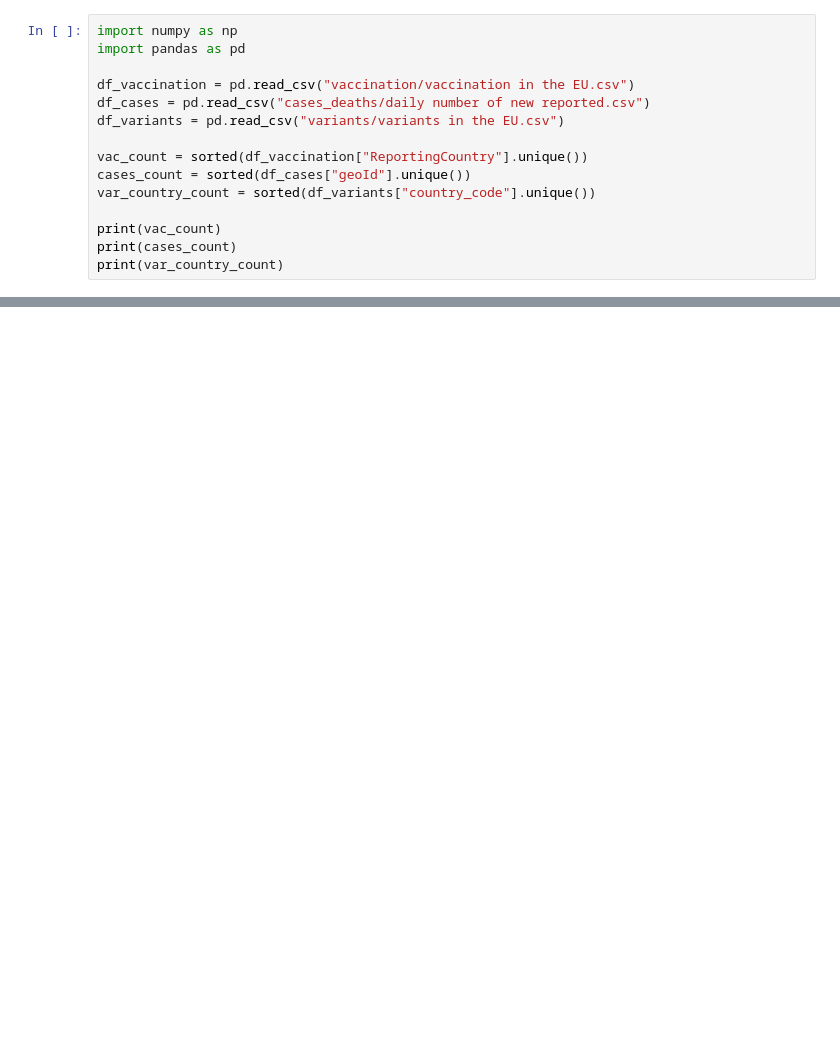
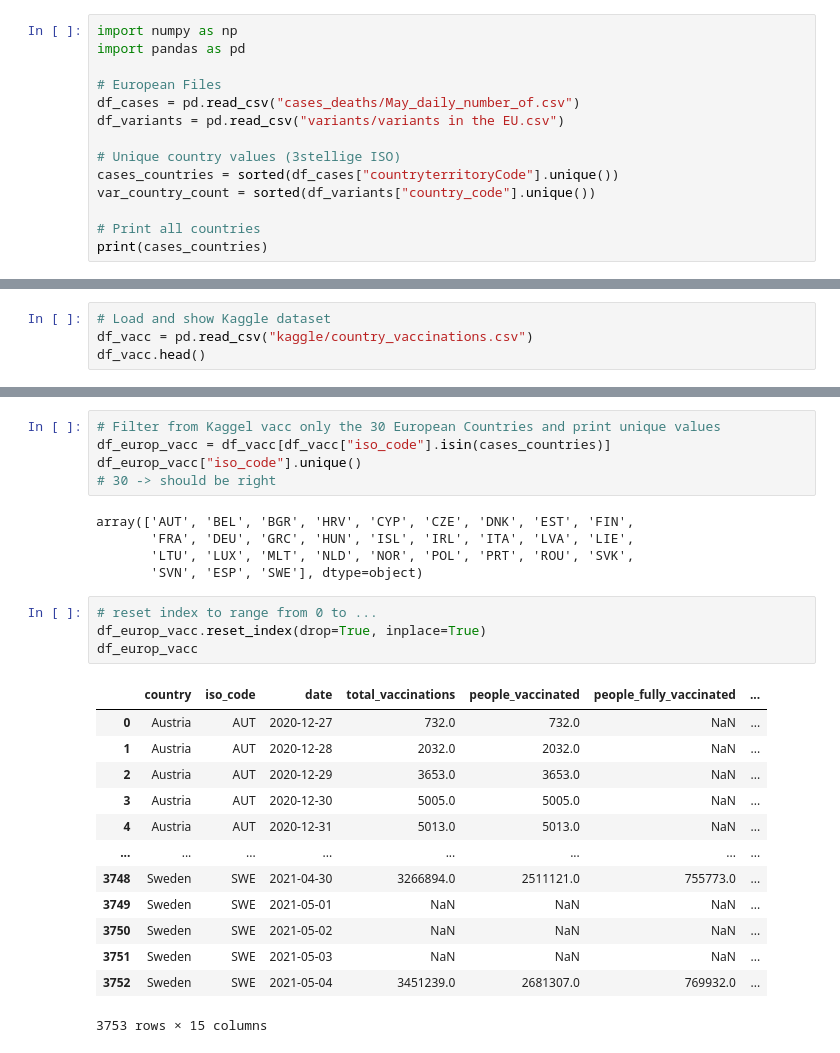
Before and after one commit to Nonoelle06/TechLabs-Covid, a Jupyter notebook: tests_scotti.ipynb, the cells around one changed output, grey strips where cells are left out. Cells and saved outputs as stored; diff of their text form; blank space fills up the shorter version.

Commit message:
30 Läder gefiltert, date as datetime als index null values gesckeckt, was machen mit nullen?

```diff
--- a/tests_scotti.ipynb
+++ b/tests_scotti.ipynb
@@ -2,15 +2,14 @@
 import numpy as np
 import pandas as pd
 
-df_vaccination = pd.read_csv("vaccination/vaccination in the EU.csv")
-df_cases = pd.read_csv("cases_deaths/daily number of new reported.csv")
+# European Files
+df_cases = pd.read_csv("cases_deaths/May_daily_number_of.csv")
 df_variants = pd.read_csv("variants/variants in the EU.csv")
 
-vac_count = sorted(df_vaccination["ReportingCountry"].unique())
-cases_count = sorted(df_cases["geoId"].unique())
+# Unique country values (3stellige ISO)
+cases_countries = sorted(df_cases["countryterritoryCode"].unique())
 var_country_count = sorted(df_variants["country_code"].unique())
 
-print(vac_count)
-print(cases_count)
-print(var_country_count)
+# Print all countries
+print(cases_countries)
 # %% [output]
@@ -83,0 +17,4 @@ vac_weekly[vac_weekly.index == "2021-W10"]
+# %%
+# Load and show Kaggle dataset
+df_vacc = pd.read_csv("kaggle/country_vaccinations.csv")
+df_vacc.head()
@@ -83,0 +28,28 @@ vac_weekly[vac_weekly.index == "2021-W10"]
+# %%
+# Filter from Kaggel vacc only the 30 European Countries and print unique values
+df_europ_vacc = df_vacc[df_vacc["iso_code"].isin(cases_countries)]
+df_europ_vacc["iso_code"].unique()
+# 30 -> should be right
+# %% [output]
+array(['AUT', 'BEL', 'BGR', 'HRV', 'CYP', 'CZE', 'DNK', 'EST', 'FIN',
+       'FRA', 'DEU', 'GRC', 'HUN', 'ISL', 'IRL', 'ITA', 'LVA', 'LIE',
+       'LTU', 'LUX', 'MLT', 'NLD', 'NOR', 'POL', 'PRT', 'ROU', 'SVK',
+       'SVN', 'ESP', 'SWE'], dtype=object)
+# %%
+# reset index to range from 0 to ...
+df_europ_vacc.reset_index(drop=True, inplace=True)
+df_europ_vacc
+# %% [output]
+|  | country | iso_code | date | total_vaccinations | people_vaccinated | people_fully_vaccinated | ... |
+| 0 | Austria | AUT | 2020-12-27 | 732.0 | 732.0 | NaN | ... |
+| 1 | Austria | AUT | 2020-12-28 | 2032.0 | 2032.0 | NaN | ... |
+| 2 | Austria | AUT | 2020-12-29 | 3653.0 | 3653.0 | NaN | ... |
+| 3 | Austria | AUT | 2020-12-30 | 5005.0 | 5005.0 | NaN | ... |
+| 4 | Austria | AUT | 2020-12-31 | 5013.0 | 5013.0 | NaN | ... |
+| ... | ... | ... | ... | ... | ... | ... | ... |
+| 3748 | Sweden | SWE | 2021-04-30 | 3266894.0 | 2511121.0 | 755773.0 | ... |
+| 3749 | Sweden | SWE | 2021-05-01 | NaN | NaN | NaN | ... |
+| 3750 | Sweden | SWE | 2021-05-02 | NaN | NaN | NaN | ... |
+| 3751 | Sweden | SWE | 2021-05-03 | NaN | NaN | NaN | ... |
+| 3752 | Sweden | SWE | 2021-05-04 | 3451239.0 | 2681307.0 | 769932.0 | ... |
+3753 rows × 15 columns
```
Also changed, not shown: parts of 13 cells of this notebook.
